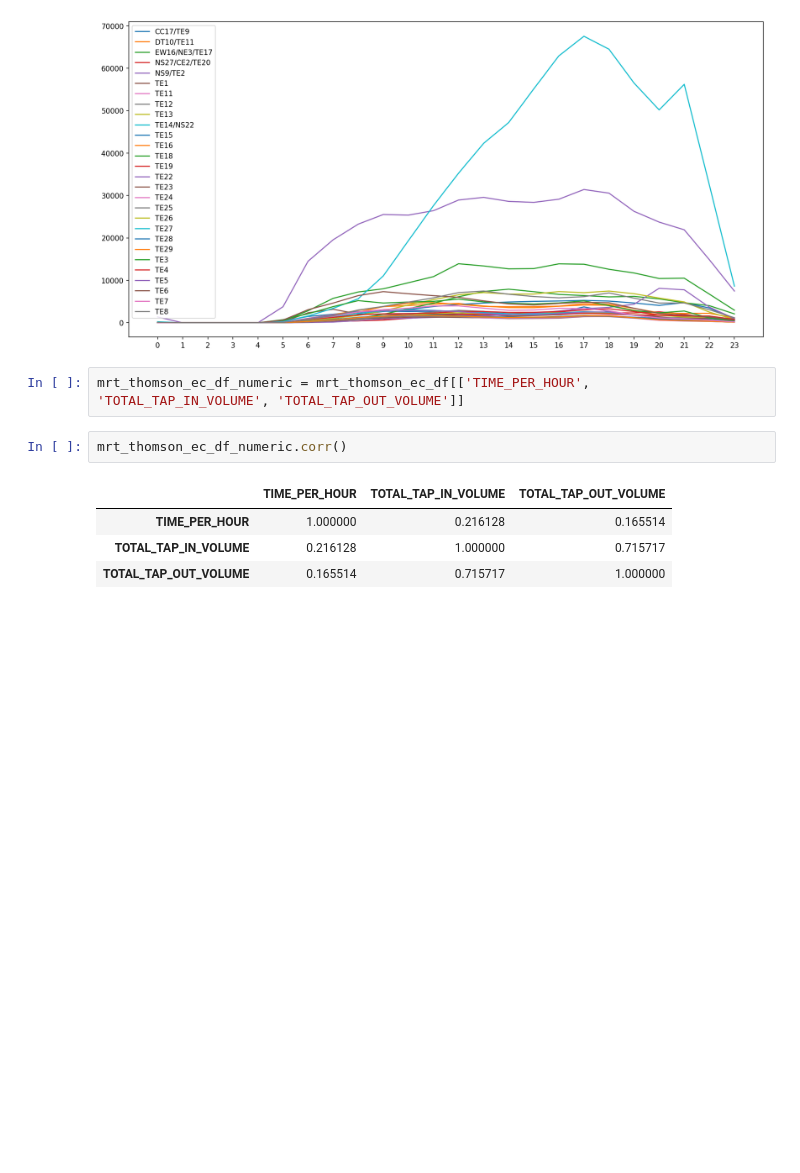
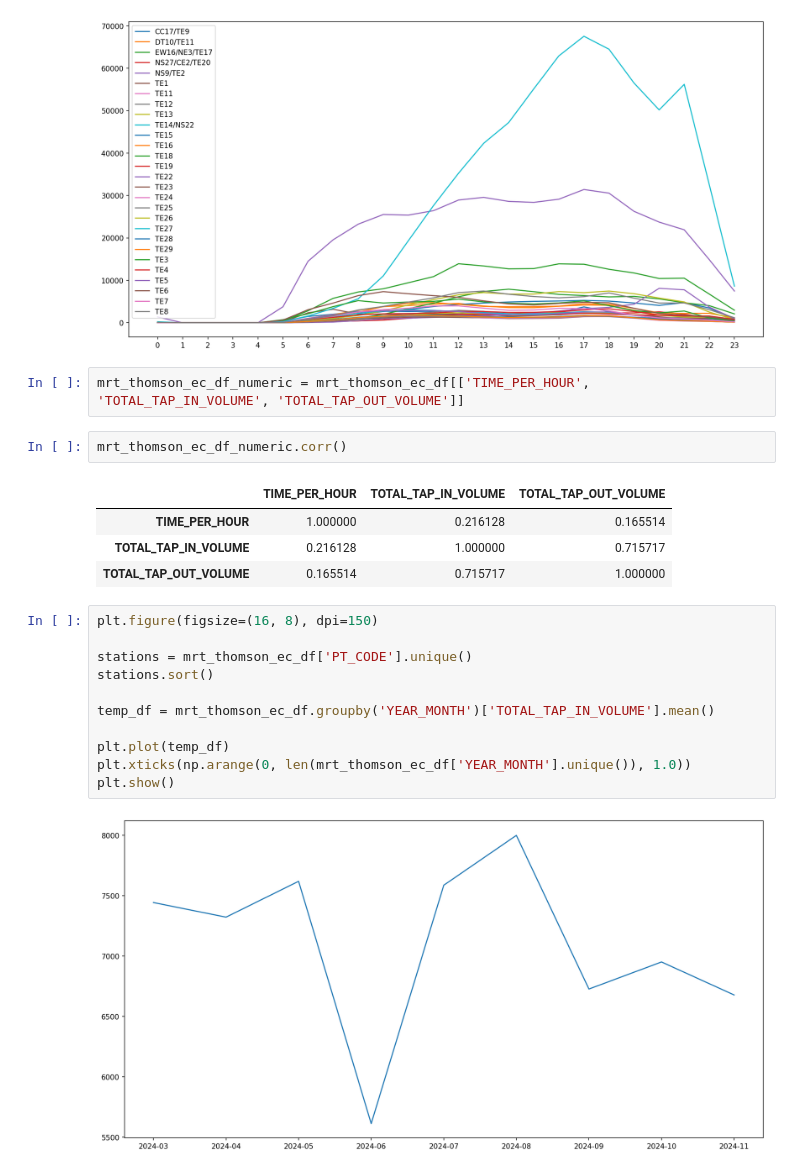
Before and after one commit to FreedomXV/GNAR-FYP, a Jupyter notebook: Data Processing/exploratory_data_analysis.ipynb, the cells around one changed output. Cells and saved outputs as stored; diff of their text form; blank space fills up the shorter version.

```diff
--- a/Data Processing/exploratory_data_analysis.ipynb
+++ b/Data Processing/exploratory_data_analysis.ipynb
@@ -130,3 +158,16 @@ mrt_thomson_ec_df_numeric.corr()
 | TIME_PER_HOUR | 1.000000 | 0.216128 | 0.165514 |
 | TOTAL_TAP_IN_VOLUME | 0.216128 | 1.000000 | 0.715717 |
 | TOTAL_TAP_OUT_VOLUME | 0.165514 | 0.715717 | 1.000000 |
+# %%
+plt.figure(figsize=(16, 8), dpi=150)
+
+stations = mrt_thomson_ec_df['PT_CODE'].unique()
+stations.sort()
+
+temp_df = mrt_thomson_ec_df.groupby('YEAR_MONTH')['TOTAL_TAP_IN_VOLUME'].mean()
+
+plt.plot(temp_df)
+plt.xticks(np.arange(0, len(mrt_thomson_ec_df['YEAR_MONTH'].unique()), 1.0))
+plt.show()
+# %% [output]
+[figure, added]
```
Also changed, not shown: parts of 11 cells of this notebook, 18 other files.
